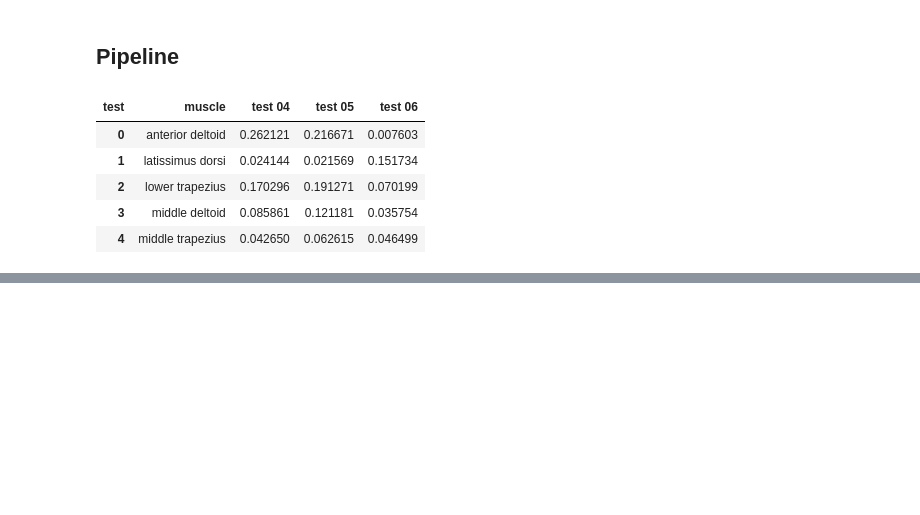
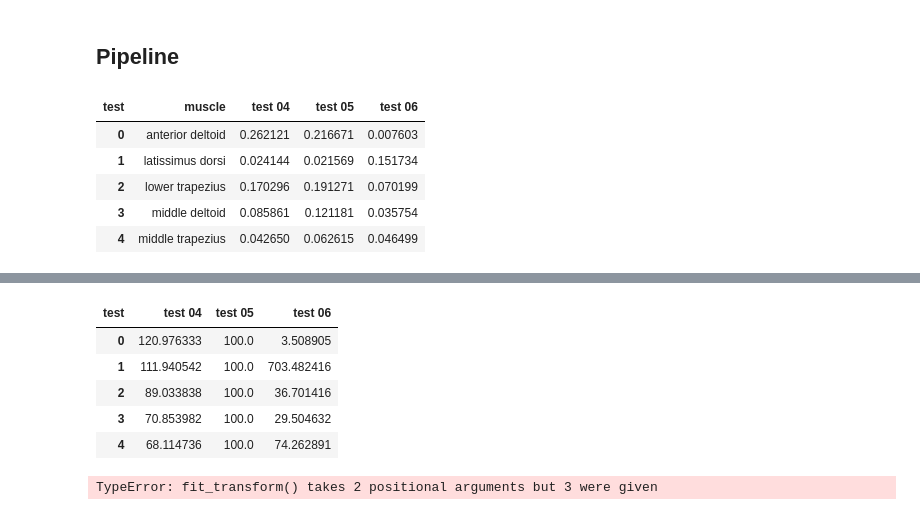
Before and after one commit to romainmartinez/mvc, a Jupyter notebook: mvc.ipynb, the cells around one changed output, grey strips where cells are left out. Drawn from its saved outputs; the diff is of its cells as text; code cells hidden in the pictures; blank space fills up the shorter version.

Commit message:
implement Normalizer in Pipeline

```diff
--- a/mvc.ipynb
+++ b/mvc.ipynb
@@ -195,4 +201,5 @@ COLS_TO_KEEP = ['muscle', 'test 04', 'test 05', 'test 06']
 # %%
+df_wide = drop_na_rows(df_wide, TEST_COLS)
 X = df_wide[COLS_TO_KEEP]
 y = df_wide.select_dtypes(include="float64").max(axis=1)
 print(y[:5])
@@ -225,8 +233,8 @@ train_inds, test_inds = next(
 X_train, X_test, y_train, y_test = (
     X.iloc[train_inds],
     X.iloc[test_inds],
-    y[train_inds],
-    y[test_inds],
+    y.iloc[train_inds],
+    y.iloc[test_inds],
 )
 # %% [markdown]
 ## Pipeline
@@ -242,26 +278,6 @@ X_train.head()
 # %%
 from sklearn.pipeline import Pipeline, FeatureUnion
 from sklearn.preprocessing import FunctionTransformer, OneHotEncoder
-
-
-def get_cat_cols(a):
-    return a.select_dtypes(include="object")
-
-
-def get_num_cols(a):
-    return a.select_dtypes(include="float64")
-
-
-class TestSelector:
-    def __init__(self, test=[1, 2, 3]):
-        self.test = test
-
-    def transform(self, X, y=None):
-        return X.iloc[:, self.test].values
-
-    def fit(self, X, y=None):
-        return self
-
 
 pipeline_categorical = Pipeline(
     [
@@ -272,8 +288,13 @@ pipeline_categorical = Pipeline(
 
 pipeline_numerical = Pipeline(
     [
-        ("selector", FunctionTransformer(get_num_cols, validate=False)),
-        ("test_selection", TestSelector(test=[0, 1, 2])),
+        (
+            "selector",
+            FunctionTransformer(
+                get_num_cols, validate=False, kw_args={"use_test": TEST_COLS}
+            ),
+        ),
+        ("normalizer", Normalize(ref="test 05")),
     ]
 )
 
@@ -281,5 +302,5 @@ pipeline_preprocessing = FeatureUnion(
     [("categorical", pipeline_categorical), ("numerical", pipeline_numerical)]
 )
 # %%
-pipeline_preprocessing.fit_transform(X_train).shape
+pipeline_preprocessing.fit_transform(X_train)
 # %% [output]
@@ -286,0 +320,17 @@ pipeline_preprocessing.fit_transform(X_train).shape
+# %%
+u = FunctionTransformer(
+    get_num_cols, validate=False, kw_args={"use_test": TEST_COLS}
+).fit_transform(X_train)
+Normalize(ref="test 05").fit_transform(u).head()
+# %% [output]
+| test | test 04 | test 05 | test 06 |
+| 0 | 120.976333 | 100.0 | 3.508905 |
+| 1 | 111.940542 | 100.0 | 703.482416 |
+| 2 | 89.033838 | 100.0 | 36.701416 |
+| 3 | 70.853982 | 100.0 | 29.504632 |
+| 4 | 68.114736 | 100.0 | 74.262891 |
+# %%
+u = pipeline_preprocessing.fit_transform(X_train)
+u
+# %% [output]
+TypeError: fit_transform() takes 2 positional arguments but 3 were given
```
Also changed, not shown: parts of 13 cells of this notebook.
